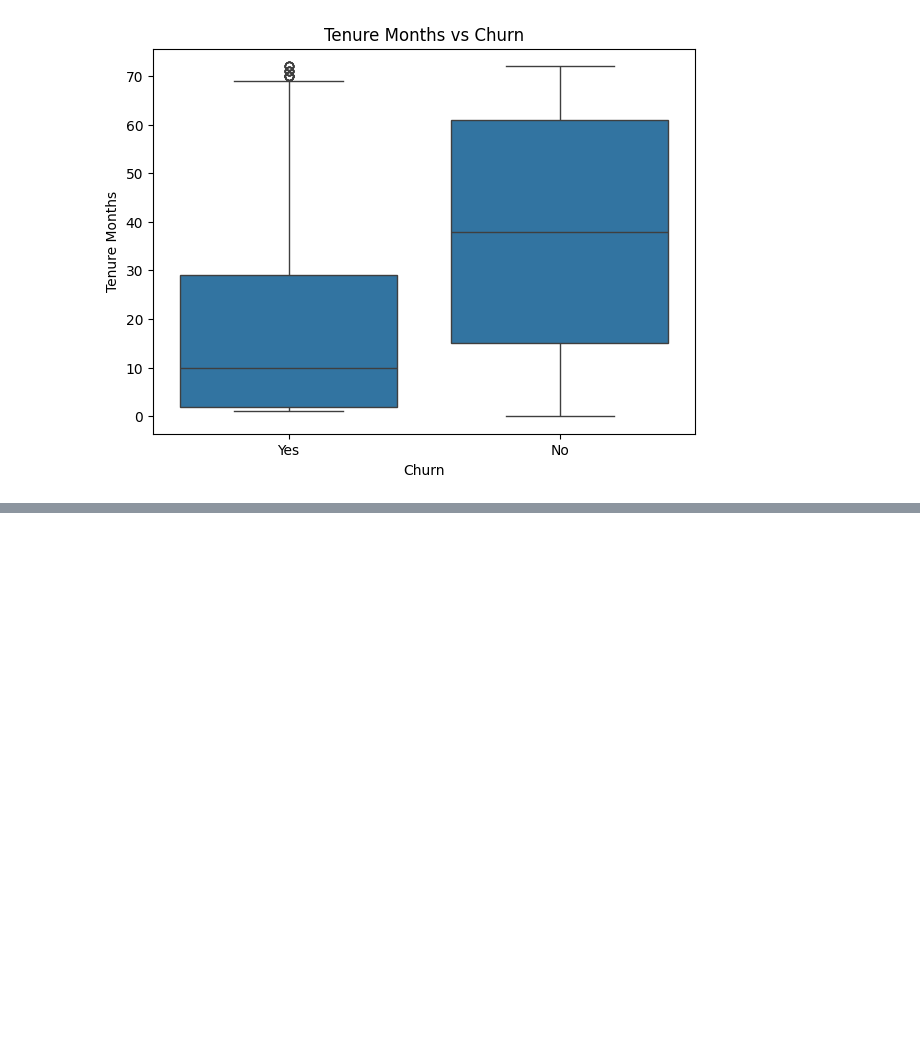
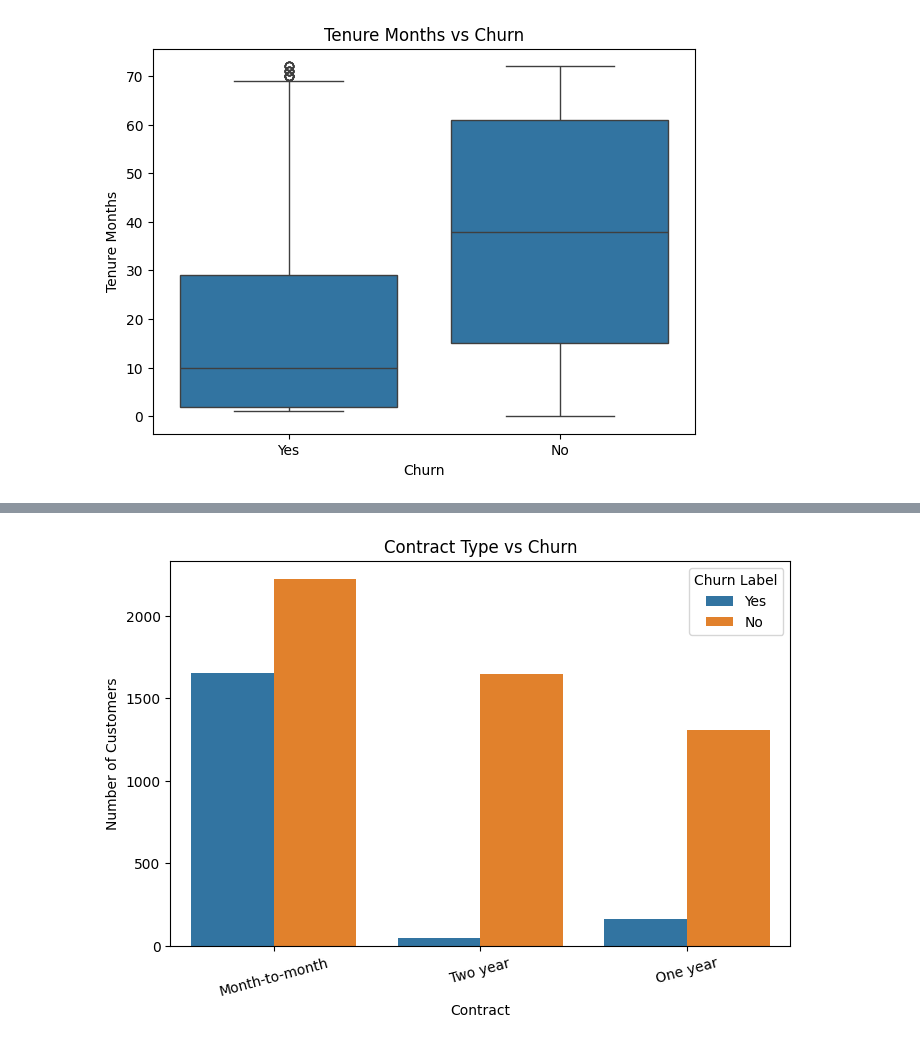
Before and after one commit to Vikasannamareddy/ml-prediction-api, a Jupyter notebook: notebooks/01_eda.ipynb, the cells around one changed output, grey strips where cells are left out. Cells and saved outputs as stored; diff of their text form; code cells hidden in the pictures; blank space fills up the shorter version.

```diff
--- a/notebooks/01_eda.ipynb
+++ b/notebooks/01_eda.ipynb
@@ -346,0 +393,18 @@ plt.show()
+# %%
+plt.figure(figsize=(8, 5))
+
+sns.countplot(
+    data=df_model,
+    x="Contract",
+    hue="Churn Label"
+)
+
+plt.title("Contract Type vs Churn")
+plt.xlabel("Contract")
+plt.ylabel("Number of Customers")
+
+plt.xticks(rotation=15)
+
+plt.show()
+# %% [output]
+[figure, added]
```
Also changed, not shown: parts of 9 cells of this notebook.
